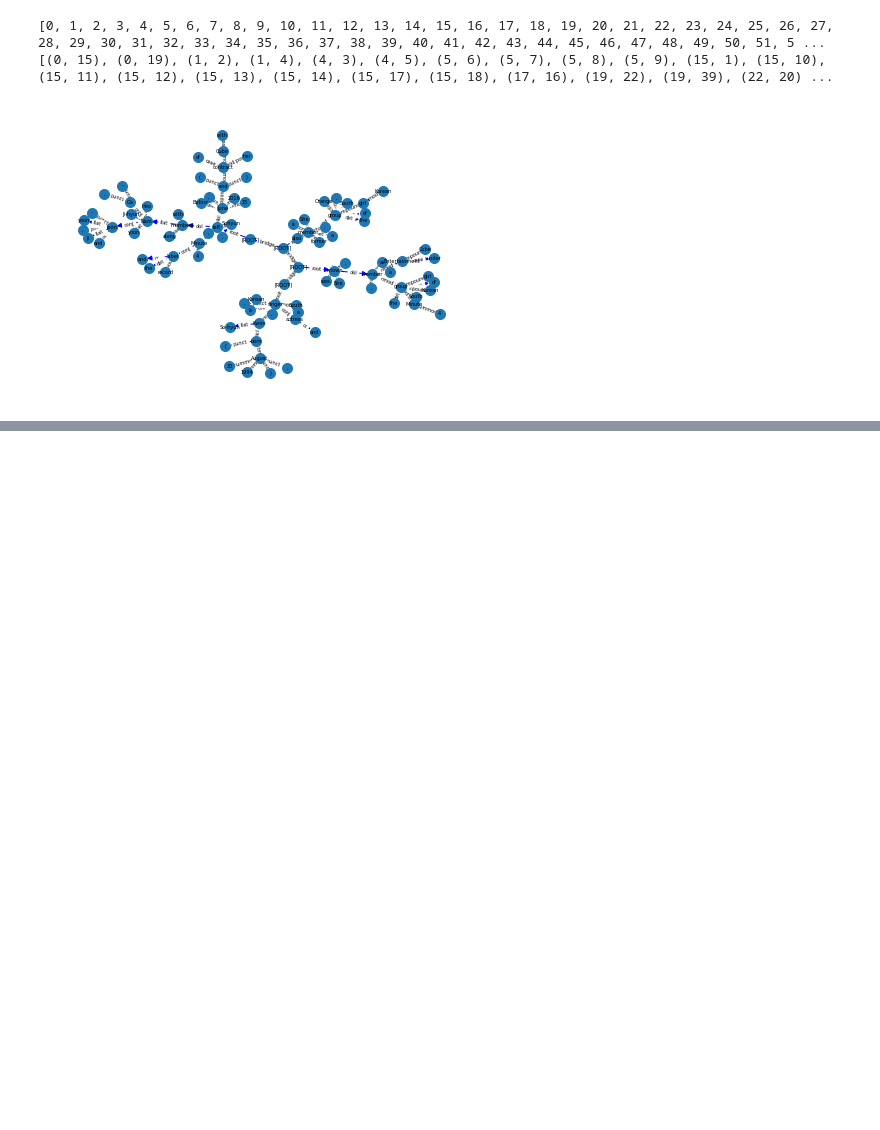
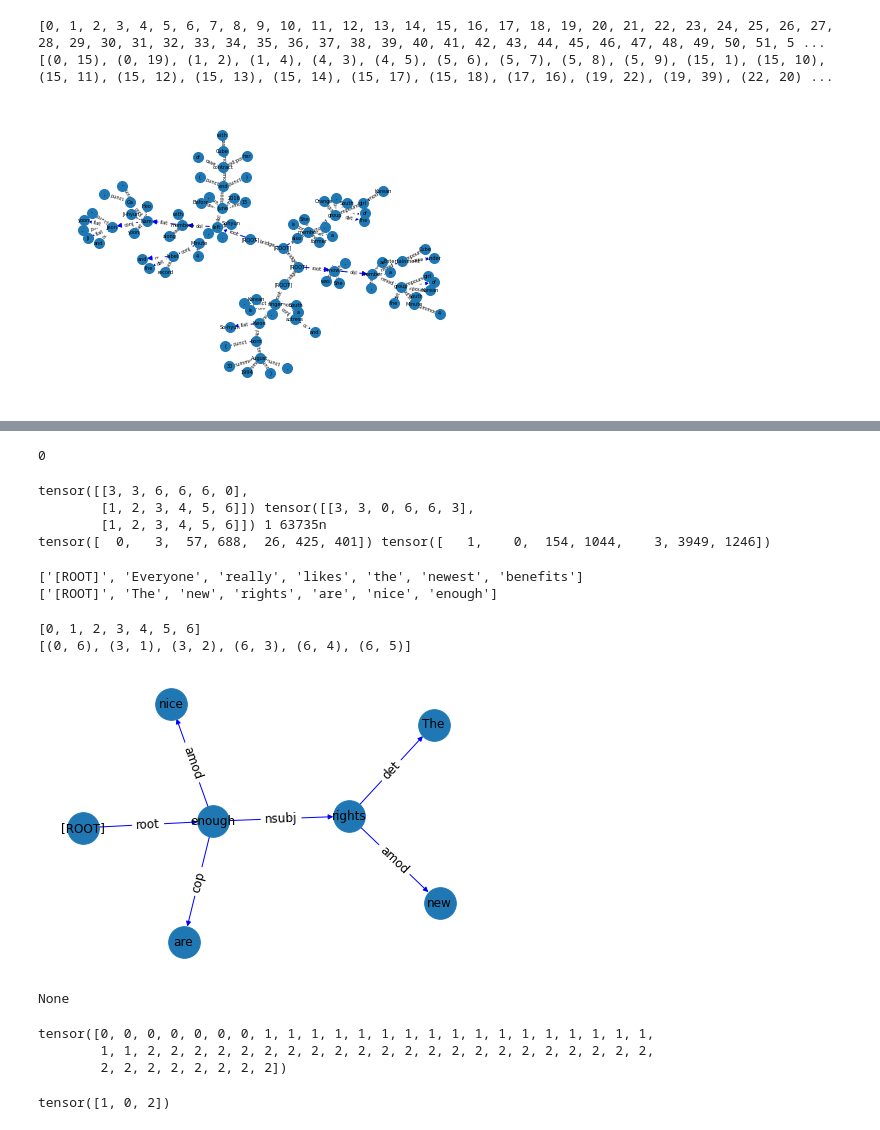
Before and after one commit to EazyReal/2020-IIS-NLU-intership, a Jupyter notebook: MNLI/src-gnn/testbed.ipynb, the cells around one changed output, grey strips where cells are left out. Saved outputs shown, nothing was run; the diff lists cells and outputs as text; code cells hidden in the pictures; blank space fills up the shorter version.

Commit message:
data batch is done by pytorch geo tuto in adv batch

```diff
--- a/MNLI/src-gnn/testbed.ipynb
+++ b/MNLI/src-gnn/testbed.ipynb
@@ -169,0 +194,36 @@ utils.draw(g2, node_size=100, font_size=5, save_img_file="anli_demo_graph")
+# %%
+class PairData(Data):
+    def __init__(self, edge_index_s, x_s, edge_index_t, x_t):
+        super(PairData, self).__init__()
+        self.edge_index_s = edge_index_s
+        self.x_s = x_s
+        self.edge_index_t = edge_index_t
+        self.x_t = x_t
+    def __inc__(self, key, value):
+        if key == 'edge_index_s':
+            return self.x_s.size(0)
+        if key == 'edge_index_t':
+            return self.x_t.size(0)
+        else:
+            return super(PairData, self).__inc__(key, value)
+# %%
+edge_index_s = torch.tensor([
+    [0, 0, 0, 0],
+    [1, 2, 3, 4],
+])
+x_s = torch.randn(5, 16)  # 5 nodes.
+edge_index_t = torch.tensor([
+    [0, 0, 0],
+    [1, 2, 3],
+])
+x_t = torch.randn(4, 16)  # 4 nodes.
+
+data = PairData(edge_index_s, x_s, edge_index_t, x_t)
+data_list = [data, data]
+loader = DataLoader(data_list, batch_size=2)
+batch = next(iter(loader))
+
+print(batch)
+print(batch.edge_index_s)
+print(batch.edge_index_t)
+print(batch.batch)
@@ -169,0 +270,5 @@ utils.draw(g2, node_size=100, font_size=5, save_img_file="anli_demo_graph")
+# %%
+dev_jdata = data.load_jdata(data_file=config.PDEV_MA_FILE)
+test_jdata = data.load_jdata(data_file=config.PDEV_MMA_FILE)
+# %%
+expdata = dev_jdata[0]
@@ -169,0 +277,5 @@ utils.draw(g2, node_size=100, font_size=5, save_img_file="anli_demo_graph")
+# %%
+dd = defaultdict(int)
+dd["why"]
+# %% [output]
+0
@@ -169,0 +284,22 @@ utils.draw(g2, node_size=100, font_size=5, save_img_file="anli_demo_graph")
+# %%
+print(gdata1.edge_index_p, gdata1.edge_index_h, gdata1.label, gdata1.pid)
+print(gdata1.x_p, gdata1.x_h)
+# %% [output]
+tensor([[3, 3, 6, 6, 6, 0],
+        [1, 2, 3, 4, 5, 6]]) tensor([[3, 3, 0, 6, 6, 3],
+        [1, 2, 3, 4, 5, 6]]) 1 63735n
+tensor([  0,   3,  57, 688,  26, 425, 401]) tensor([   1,    0,  154, 1044,    3, 3949, 1246])
+# %%
+print(utils.doc2graph(expdata[config.hf]).node_attr)
+print(utils.doc2graph(expdata[config.pf]).node_attr)
+# %% [output]
+['[ROOT]', 'Everyone', 'really', 'likes', 'the', 'newest', 'benefits']
+['[ROOT]', 'The', 'new', 'rights', 'are', 'nice', 'enough']
+# %%
+utils.draw(utils.doc2graph(Document(expdata[config.pf])))
+print(Document(expdata[config.pf]).text)
+# %% [output]
+[0, 1, 2, 3, 4, 5, 6]
+[(0, 6), (3, 1), (3, 2), (6, 3), (6, 4), (6, 5)]
+[figure, added]
+None
@@ -169,0 +312,10 @@ utils.draw(g2, node_size=100, font_size=5, save_img_file="anli_demo_graph")
+# %%
+batch.x_p_batch
+# %% [output]
+tensor([0, 0, 0, 0, 0, 0, 0, 1, 1, 1, 1, 1, 1, 1, 1, 1, 1, 1, 1, 1, 1, 1, 1, 1,
+        1, 1, 2, 2, 2, 2, 2, 2, 2, 2, 2, 2, 2, 2, 2, 2, 2, 2, 2, 2, 2, 2, 2, 2,
+        2, 2, 2, 2, 2, 2, 2, 2])
+# %%
+batch.label
+# %% [output]
+tensor([1, 0, 2])
```
Also changed, not shown: parts of 25 cells of this notebook, 5 other files.
